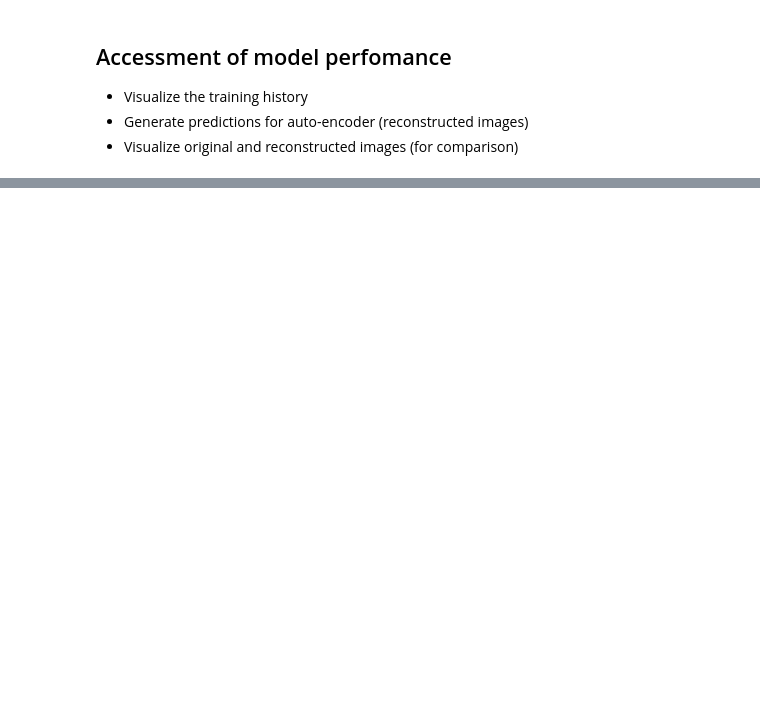
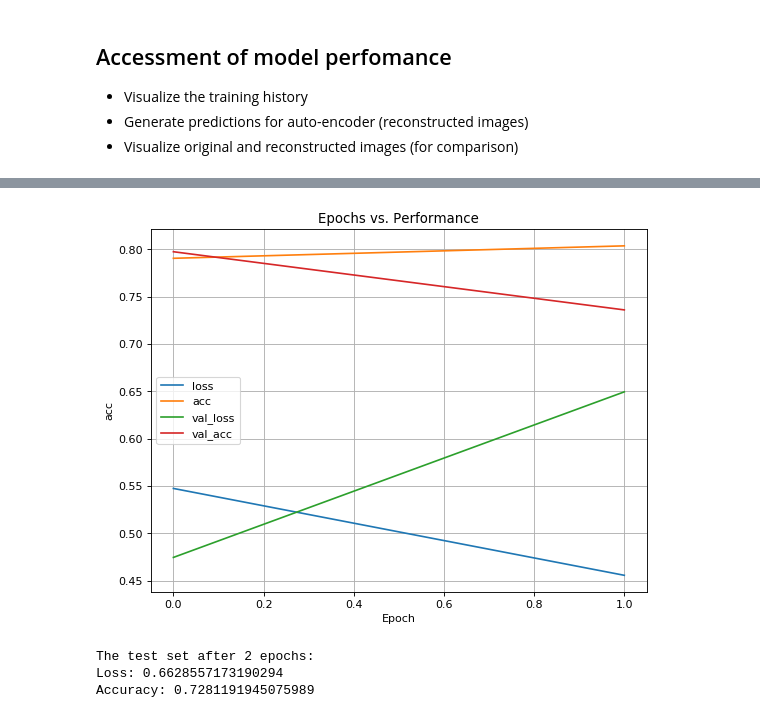
Before and after one commit to RushilDaya/DeepVision, a Jupyter notebook: scripts/02.1_autoencoder-classifier_prototype.ipynb, the cells around one changed output, grey strips where cells are left out. Cells and saved outputs as stored; diff of their text form; code cells hidden in the pictures; blank space fills up the shorter version.

```diff
--- a/scripts/02.1_autoencoder-classifier_prototype.ipynb
+++ b/scripts/02.1_autoencoder-classifier_prototype.ipynb
@@ -259,0 +235,16 @@ if np.all(decoded_imgs1 == decoded_imgs):
+# %%
+in_shape = get_input_shape(DATA_DIR, 'training')
+clf_melted = Sequential([
+    Conv2D(16, (3,3), activation='relu', padding='same', name='enc_conv1', input_shape=in_shape),
+    MaxPooling2D((2, 2), padding='same', name='enc_max_pool1'),
+    Conv2D(8, (3, 3), activation='relu', padding='same', name='enc_conv2'),
+    MaxPooling2D((2, 2), padding='same', name='enc_max_pool2'),
+    Conv2D(8, (3, 3), activation='relu', padding='same', name='enc_conv3'),
+    MaxPooling2D((2, 2), padding='same', name='enc_max_pool3'),
+    Flatten(),
+    Dense(2048, activation=tf.nn.relu, name='fc_1'),
+    Dense(1024, activation=tf.nn.relu, name='fc_2'),
+    Dropout(rate=0.4, name='dropout'),
+    Dense(num_classes, activation=tf.nn.softmax, name='output_layer') # Maybe sigmoid
+])
+clf_melted.compile(optimizer='adam', loss='binary_crossentropy', metrics=['accuracy'])
@@ -259,0 +275,19 @@ if np.all(decoded_imgs1 == decoded_imgs):
+# %%
+batchSize = 8
+epochs = 30
+
+BATCH_SIZE_TRAIN = 10
+NUM_SAMPLES_TRAIN = get_num_examples(DATA_DIR, 'training')
+STEPS_PER_EPOCH = ceil(NUM_SAMPLES_TRAIN/BATCH_SIZE_TRAIN)
+
+BATCH_SIZE_VAL= 10
+NUM_SAMPLES_VAL = get_num_examples(DATA_DIR, 'validation')
+VALIDATION_STEPS=ceil(NUM_SAMPLES_VAL/BATCH_SIZE_VAL)
+
+EPOCHS = 2
+
+early_stop = tf.keras.callbacks.EarlyStopping(monitor='val_loss', patience=10)
+history = clf_melted.fit_generator(generate_img_label_from_folder(DATA_DIR, 'training', BATCH_SIZE_TRAIN), shuffle=True,
+                                    validation_data=generate_img_label_from_folder(DATA_DIR, 'validation', BATCH_SIZE_VAL),
+                                    steps_per_epoch=STEPS_PER_EPOCH, validation_steps=VALIDATION_STEPS,
+                                    epochs=EPOCHS)
@@ -259,0 +306,4 @@ if np.all(decoded_imgs1 == decoded_imgs):
+# %%
+plot_history(history)
+# %% [output]
+[figure, added]
@@ -259,0 +317,6 @@ if np.all(decoded_imgs1 == decoded_imgs):
+# %%
+print("The test set after {} epochs:\nLoss: {}\nAccuracy: {}".format(EPOCHS, evaluation[0], evaluation[-1]))
+# %% [output]
+The test set after 2 epochs:
+Loss: 0.6628557173190294
+Accuracy: 0.7281191945075989
```
Also changed, not shown: parts of 26 cells of this notebook, 1 other file.
